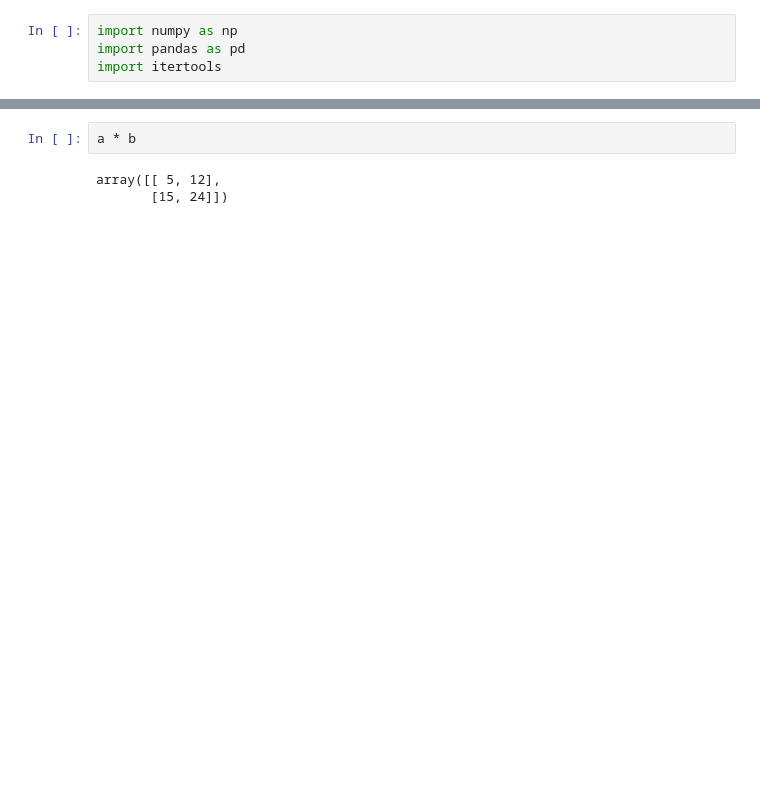
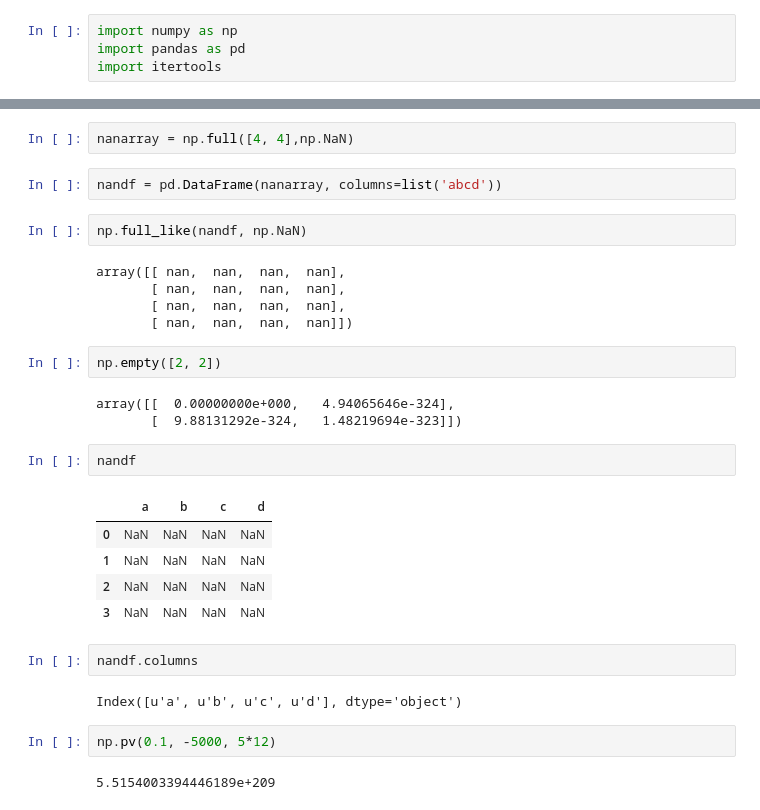
Before and after one commit to chicochico/computational-investing, a Jupyter notebook: playground.ipynb, the cells around one changed output, grey strips where cells are left out. Cells and saved outputs as stored; diff of their text form; blank space fills up the shorter version.

```diff
--- a/playground.ipynb
+++ b/playground.ipynb
@@ -67,5 +5,32 @@ array([17, 39])
-# %%
-a * b
-# %% [output]
-array([[ 5, 12],
-       [15, 24]])
+# %%
+nanarray = np.full([4, 4],np.NaN)
+# %%
+nandf = pd.DataFrame(nanarray, columns=list('abcd'))
+# %%
+np.full_like(nandf, np.NaN)
+# %% [output]
+array([[ nan,  nan,  nan,  nan],
+       [ nan,  nan,  nan,  nan],
+       [ nan,  nan,  nan,  nan],
+       [ nan,  nan,  nan,  nan]])
+# %%
+np.empty([2, 2])
+# %% [output]
+array([[  0.00000000e+000,   4.94065646e-324],
+       [  9.88131292e-324,   1.48219694e-323]])
+# %%
+nandf
+# %% [output]
+|  | a | b | c | d |
+| 0 | NaN | NaN | NaN | NaN |
+| 1 | NaN | NaN | NaN | NaN |
+| 2 | NaN | NaN | NaN | NaN |
+| 3 | NaN | NaN | NaN | NaN |
+# %%
+nandf.columns
+# %% [output]
+Index([u'a', u'b', u'c', u'd'], dtype='object')
+# %%
+np.pv(0.1, -5000, 5*12)
+# %% [output]
+5.5154003394446189e+209
```
Also changed, not shown: parts of 8 cells of this notebook, 5 other files.
